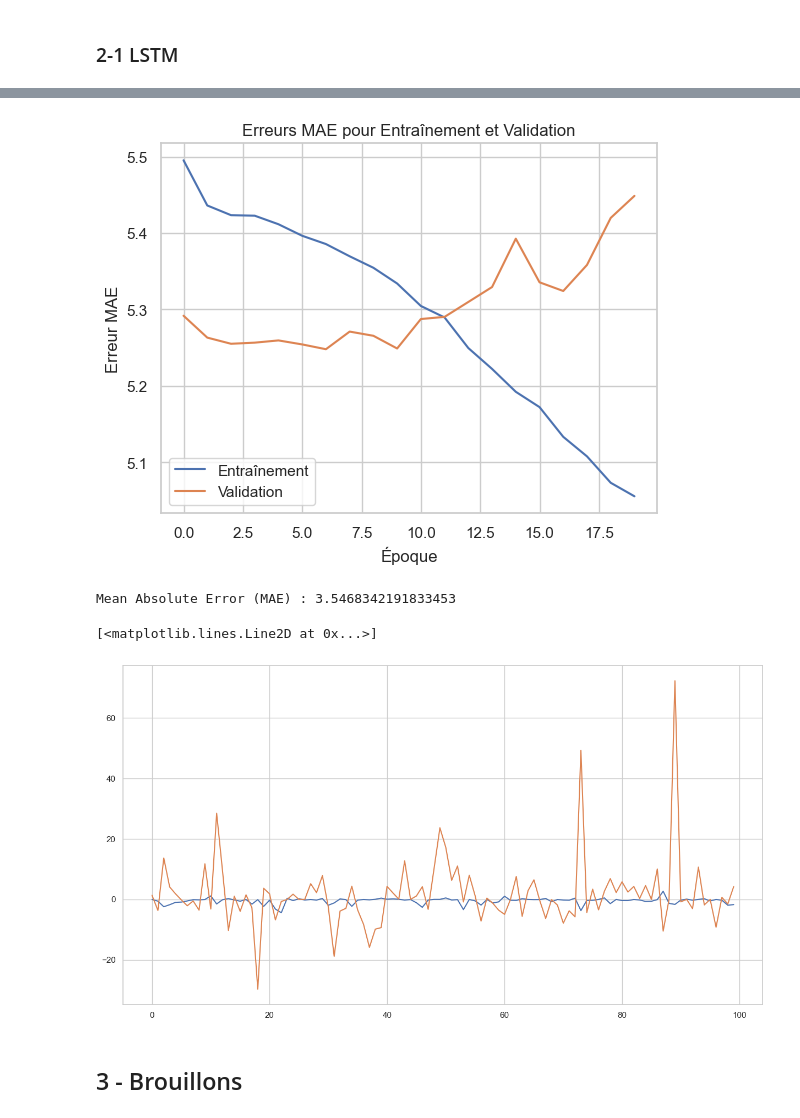
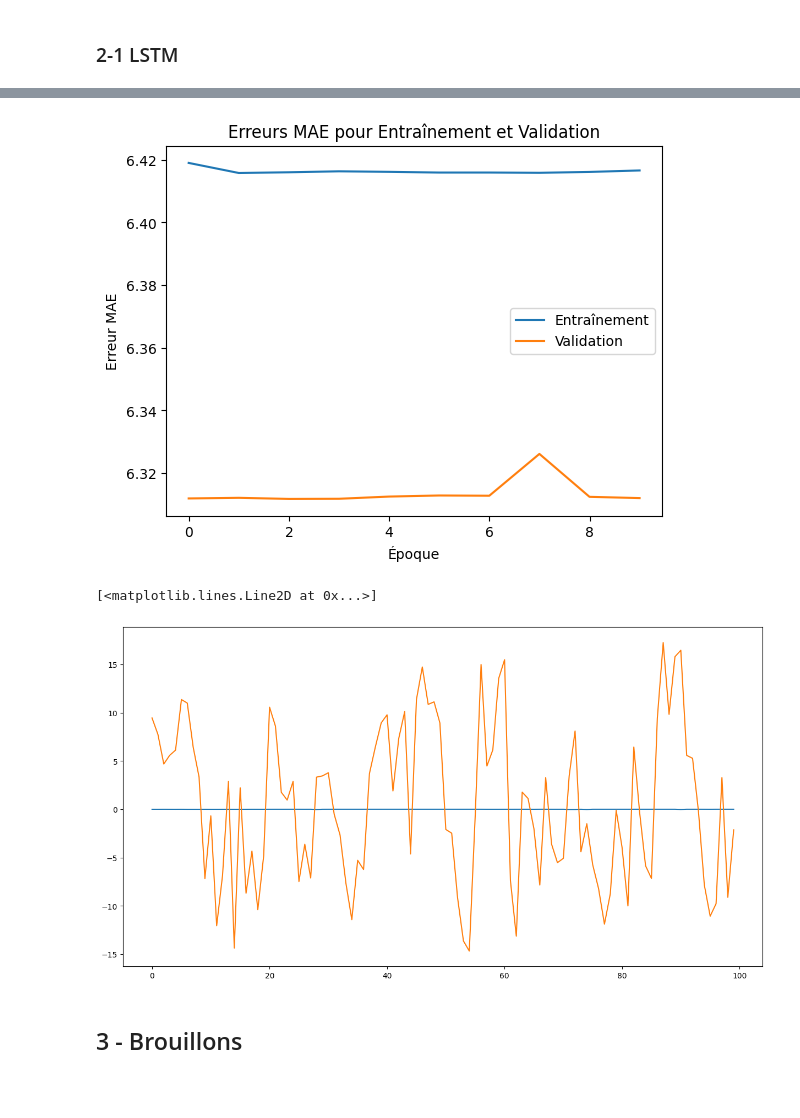
Before and after one commit to LucasTexier/Optiver_challenge, a Jupyter notebook: Project Deep Learning - Test.ipynb, the cells around one changed output, grey strips where cells are left out. Cells and saved outputs as stored; diff of their text form; code cells hidden in the pictures; blank space fills up the shorter version.

Commit message:
add: lstm

```diff
--- a/Project Deep Learning - Test.ipynb
+++ b/Project Deep Learning - Test.ipynb
@@ -305,3 +324,6 @@ y = pd.read_csv("target.csv")
+# %%
+X = pd.read_csv("data.csv", sep=',')
+y = pd.read_csv("target.csv", sep=',')
 # %% [markdown]
 ### 2-1 LSTM
 # %%
@@ -319,33 +419,35 @@ X_lstm, y_lstm = prepare_data_for_lstm(X, y, n_steps)
+# %%
+n_steps = 10
+d_in = (n_steps, X.shape[1])
+d_out = y.shape[1]
+learning_rate = 0.01
+data_test = 55 * 50
 # %%
+X_lstm, y_lstm = prepare_data_for_lstm(X, y, n_steps)
+
 # Diviser les données en ensembles d'entraînement et de test
-X_train_val, X_test, y_train_val, y_test = train_test_split(X_lstm, y_lstm, test_size=0.2, random_state=42)
-
-# Diviser l'ensemble d'entraînement et de validation
-X_train, X_val, y_train, y_val = train_test_split(X_train_val, y_train_val, test_size=0.2, random_state=42)
+X_train, X_test, y_train, y_test = X_lstm[:-data_test],X_lstm[data_test:],y_lstm[:-data_test],y_lstm[data_test:]
 
 # Créer un modèle LSTM plus complexe
 model = Sequential()
 
-model.add(LSTM(128, activation='relu', return_sequences=True, input_shape=(n_steps, X.shape[1])))
-model.add(Dropout(0.2))
+model.add(LSTM(128, activation='relu', return_sequences=True, input_shape=d_in))
 model.add(BatchNormalization())
 
-model.add(LSTM(64, activation='relu', return_sequences=True))
-model.add(Dropout(0.2))
+model.add(LSTM(64, activation='tanh', return_sequences=True))
 model.add(BatchNormalization())
 
 model.add(LSTM(32, activation='relu'))
-model.add(Dropout(0.2))
 model.add(BatchNormalization())
 
-model.add(Dense(1))
+model.add(Dense(d_out))
 
 # Compilation du modèle
-optimizer = Adam(learning_rate=0.001)
-model.compile(optimizer=optimizer, loss='mae')
+optimizer_legacy = Adam(learning_rate=learning_rate)
+model.compile(optimizer=optimizer_legacy, loss='mae')
 
 # Entraînement du modèle avec validation_data
-history = model.fit(X_train, y_train, epochs=11, batch_size=64, verbose=1, validation_data=(X_val, y_val))
+history = model.fit(X_train, y_train, epochs=10, batch_size=55, verbose=1, validation_split=0.2)
 
 y_pred = model.predict(X_test)
 loss = model.evaluate(X_test, y_test)
@@ -387,23 +488,16 @@ plt.legend()
 # Afficher le graphique
 plt.show()
 # %% [output]
-[figure, old version]
+[figure, new version]
-# %%
-from sklearn.metrics import mean_absolute_error
-
-# Calcul de la MAE
-mae = mean_absolute_error(y_test, y_pred)
-print(f'Mean Absolute Error (MAE) : {mae}')
-# %% [output]
-Mean Absolute Error (MAE) : 3.5468342191833453
 # %%
 fig = plt.figure(figsize=(15,8))
 n=100
-plt.plot(y_pred[:n])
-plt.plot(y_test[:n])
+s=1
+plt.plot(y_pred[:n,s])
+plt.plot(y_test[:n,s])
 # %% [output]
 [<matplotlib.lines.Line2D at 0x...>]
-[figure, old version]
+[figure, new version]
 # %% [markdown]
 ## 3 - Brouillons
 # %%
```
Also changed, not shown: parts of 15 cells of this notebook.
